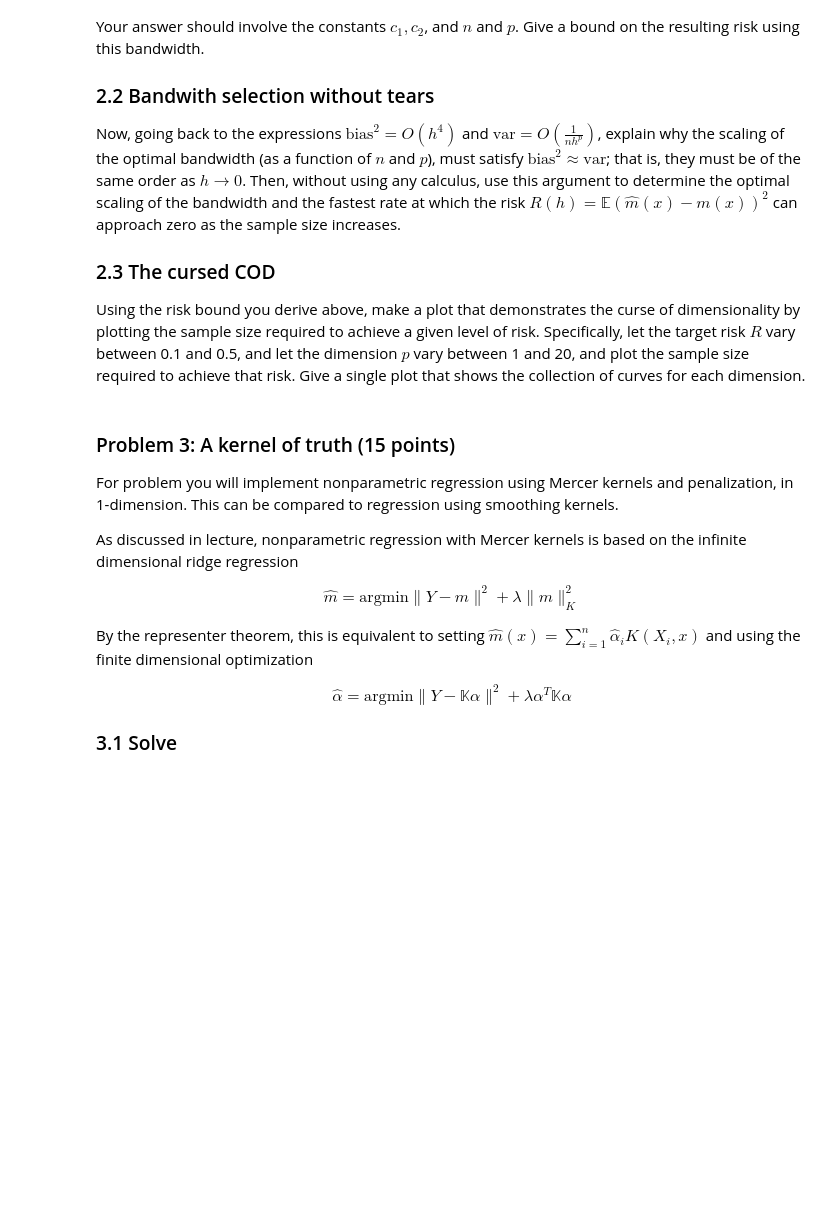
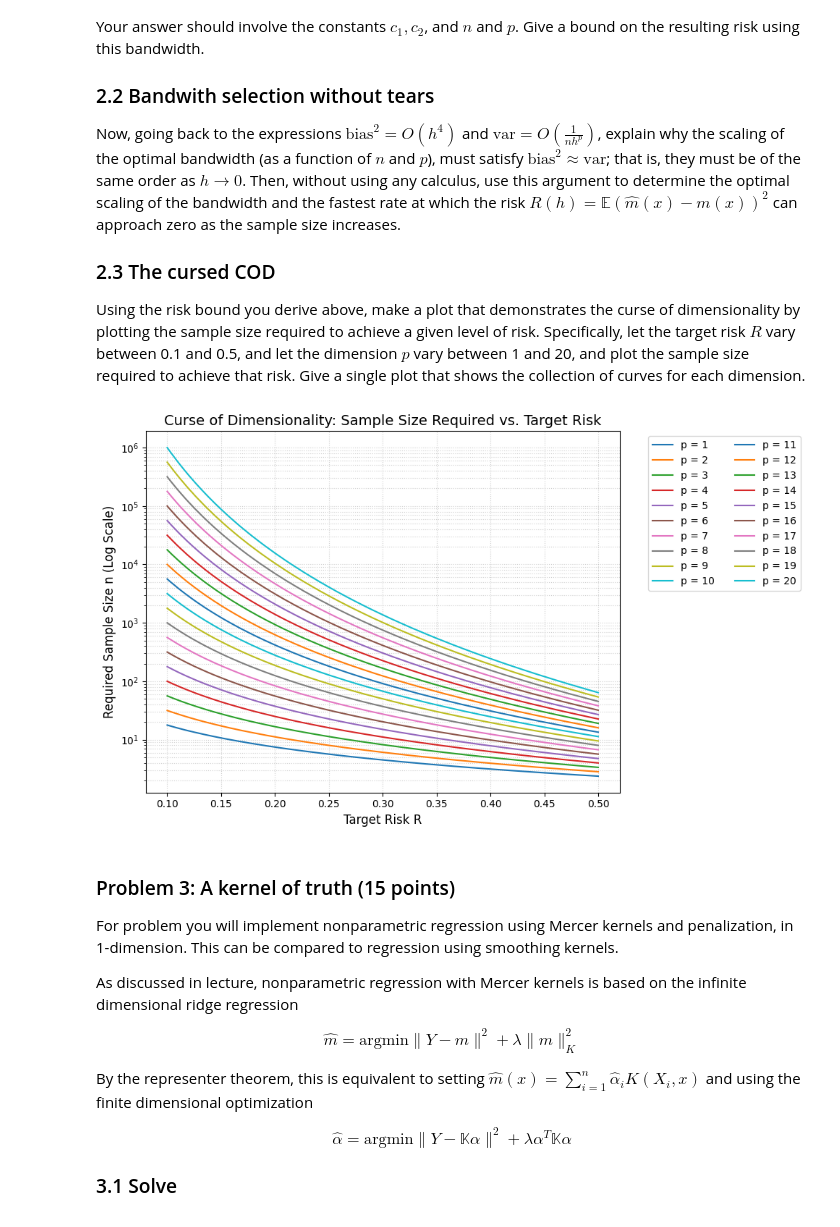
Before and after one commit to Jason-Shuler/machine_learning, a Jupyter notebook: assignments/assn1/assn1.ipynb, the cells around one changed output. Saved outputs shown, nothing was run; the diff lists cells and outputs as text; code cells hidden in the pictures; blank space fills up the shorter version.

```diff
--- a/assignments/assn1/assn1.ipynb
+++ b/assignments/assn1/assn1.ipynb
@@ -511,3 +636,28 @@ Using the risk bound you derive above, make a plot that demonstrates the curse o
+# %%
+# 2.1 and 2.2 on paper
+R = np.linspace(0.1, 0.5, 200)
+dimensions = range(1, 21)
+
+plt.figure(figsize=(10, 6))
+
+# Plot required sample size curve for each dimension
+for p in dimensions:
+  # Using C = 1 for scaling illustration
+  n_required = (1 / R) ** ((p + 4) / 4)
+  plt.plot(R, n_required, label=f'p = {p}')
+
+plt.yscale('log')  # Log scale highlights exponential growth across dimensions
+plt.xlabel('Target Risk R', fontsize=12)
+plt.ylabel('Required Sample Size n (Log Scale)', fontsize=12)
+plt.title(
+    'Curse of Dimensionality: Sample Size Required vs. Target Risk', fontsize=14
+)
+plt.grid(True, which='both', linestyle=':', alpha=0.6)
+plt.legend(bbox_to_anchor=(1.05, 1), loc='upper left', ncol=2)
+plt.tight_layout()
+plt.show()
+# %% [output]
+[figure, added]
 # %% [markdown]
 ### Problem 3: A kernel of truth (15 points)
 
```
Also changed, not shown: parts of 11 cells of this notebook.
